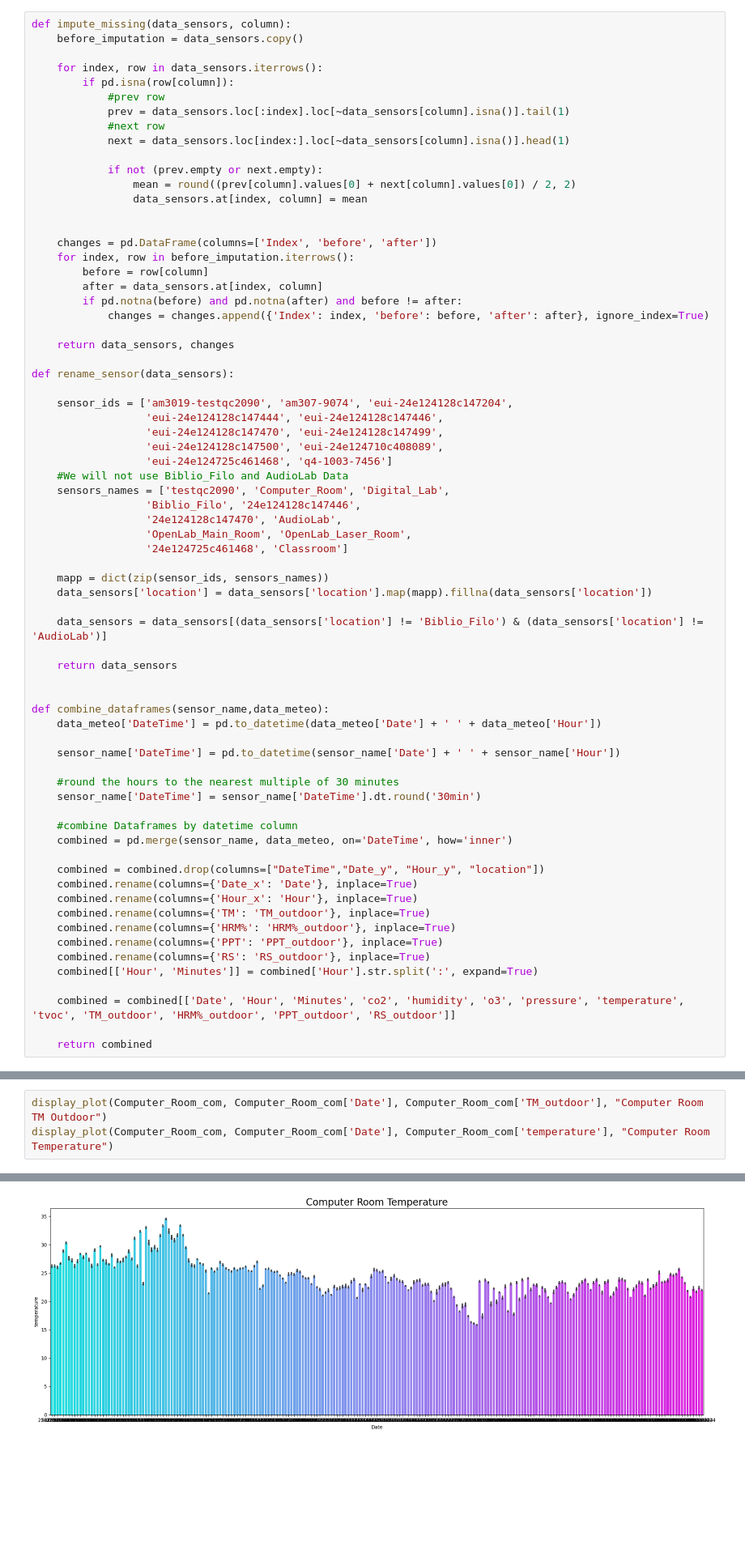
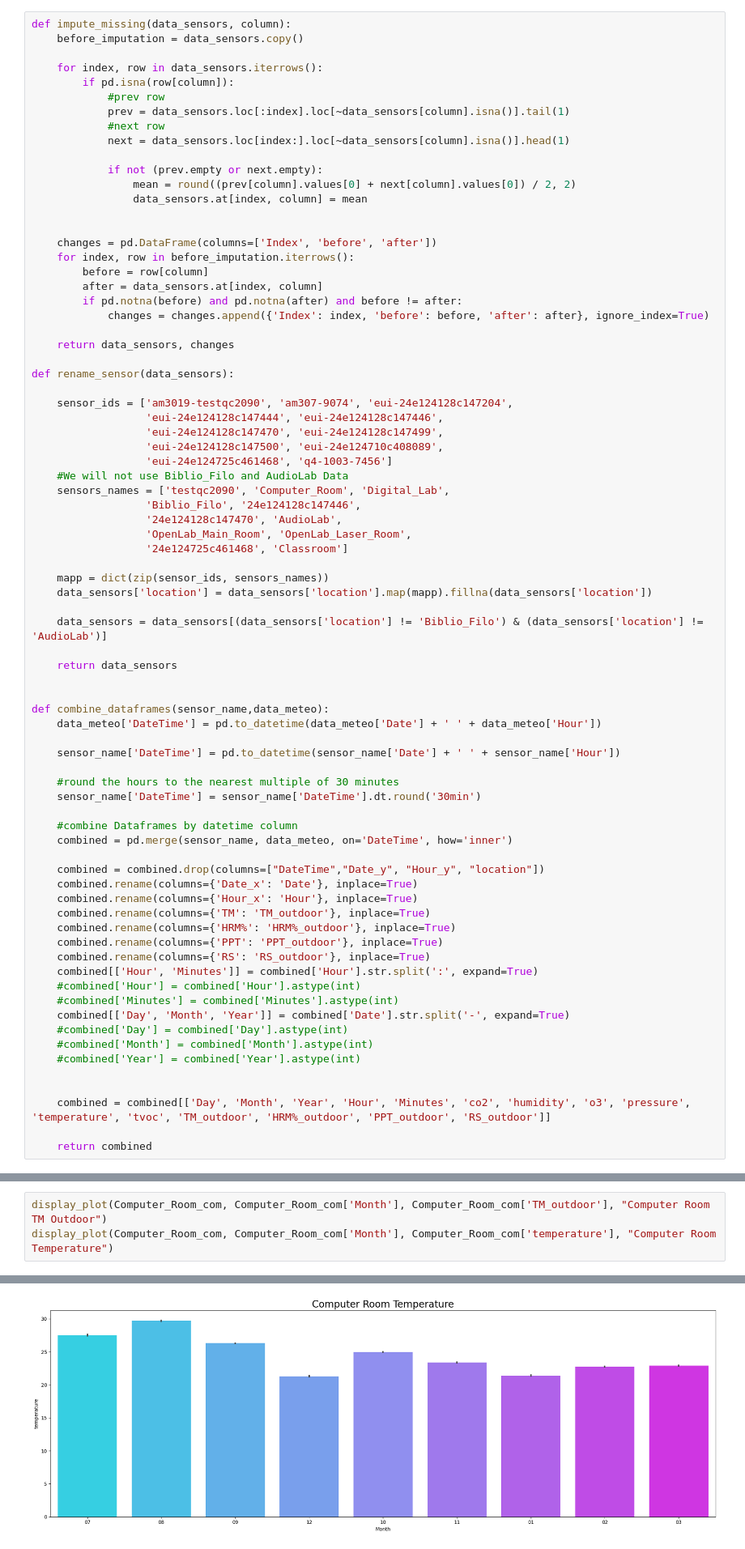
Before and after one commit to peremayolc/UAB_EnergyStudy, a Jupyter notebook: Recommender/recommendersys.ipynb, the cells around one changed output, grey strips where cells are left out. Shown: that part at 81% size. Drawn from its saved outputs; the diff is of its cells as text; blank space fills up the shorter version.

```diff
--- a/Recommender/recommendersys.ipynb
+++ b/Recommender/recommendersys.ipynb
@@ -80,8 +80,15 @@ def combine_dataframes(sensor_name,data_meteo):
     combined.rename(columns={'PPT': 'PPT_outdoor'}, inplace=True)
     combined.rename(columns={'RS': 'RS_outdoor'}, inplace=True)
     combined[['Hour', 'Minutes']] = combined['Hour'].str.split(':', expand=True)
+    #combined['Hour'] = combined['Hour'].astype(int)
+    #combined['Minutes'] = combined['Minutes'].astype(int)
+    combined[['Day', 'Month', 'Year']] = combined['Date'].str.split('-', expand=True)
+    #combined['Day'] = combined['Day'].astype(int)
+    #combined['Month'] = combined['Month'].astype(int)
+    #combined['Year'] = combined['Year'].astype(int)
 
-    combined = combined[['Date', 'Hour', 'Minutes', 'co2', 'humidity', 'o3', 'pressure', 'temperature', 'tvoc', 'TM_outdoor', 'HRM%_outdoor', 'PPT_outdoor', 'RS_outdoor']]
+
+    combined = combined[['Day', 'Month', 'Year', 'Hour', 'Minutes', 'co2', 'humidity', 'o3', 'pressure', 'temperature', 'tvoc', 'TM_outdoor', 'HRM%_outdoor', 'PPT_outdoor', 'RS_outdoor']]
 
     return combined
 # %% [markdown]
@@ -300,4 +307,4 @@ Computer_Room_com
 # %%
-display_plot(Computer_Room_com, Computer_Room_com['Date'], Computer_Room_com['TM_outdoor'], "Computer Room TM Outdoor")
-display_plot(Computer_Room_com, Computer_Room_com['Date'], Computer_Room_com['temperature'], "Computer Room Temperature")
+display_plot(Computer_Room_com, Computer_Room_com['Month'], Computer_Room_com['TM_outdoor'], "Computer Room TM Outdoor")
+display_plot(Computer_Room_com, Computer_Room_com['Month'], Computer_Room_com['temperature'], "Computer Room Temperature")
 # %% [output]
@@ -305,3 +312,3 @@ display_plot(Computer_Room_com, Computer_Room_com['Date'], Computer_Room_com['te
-[figure, old version]
+[figure, new version]
 # %%
 # Test for normality, multimodality (Hartigan's Dip Test), and far outliers (Tukey's test)
```
Also changed, not shown: parts of 17 cells of this notebook.
